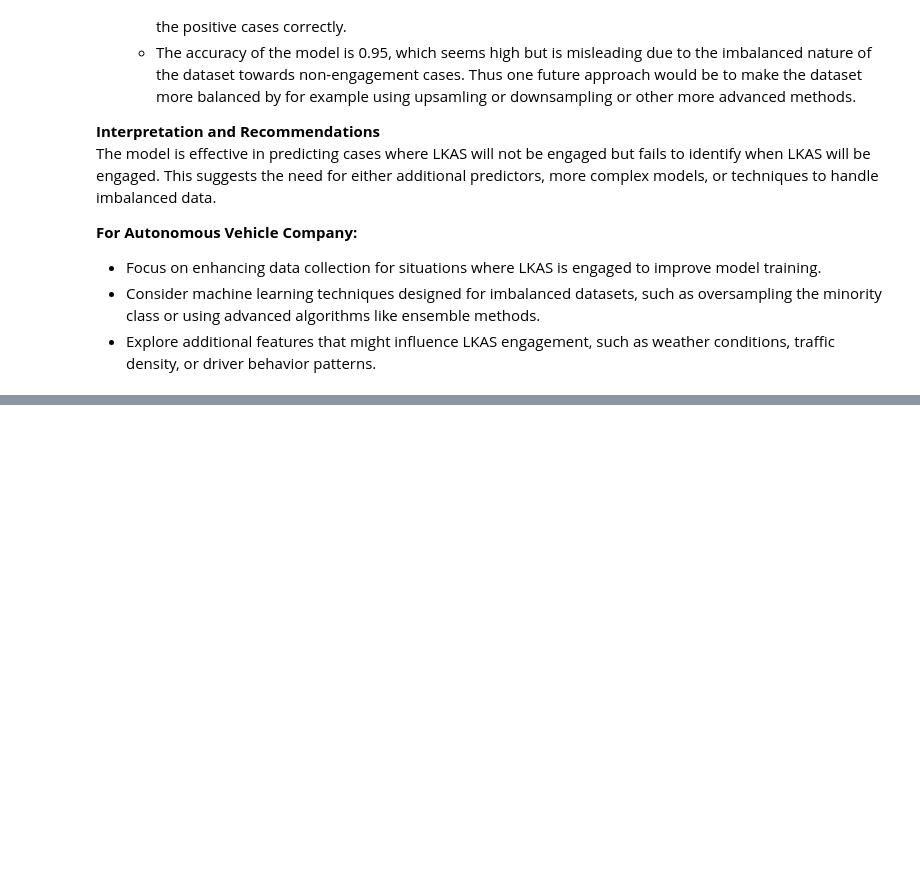
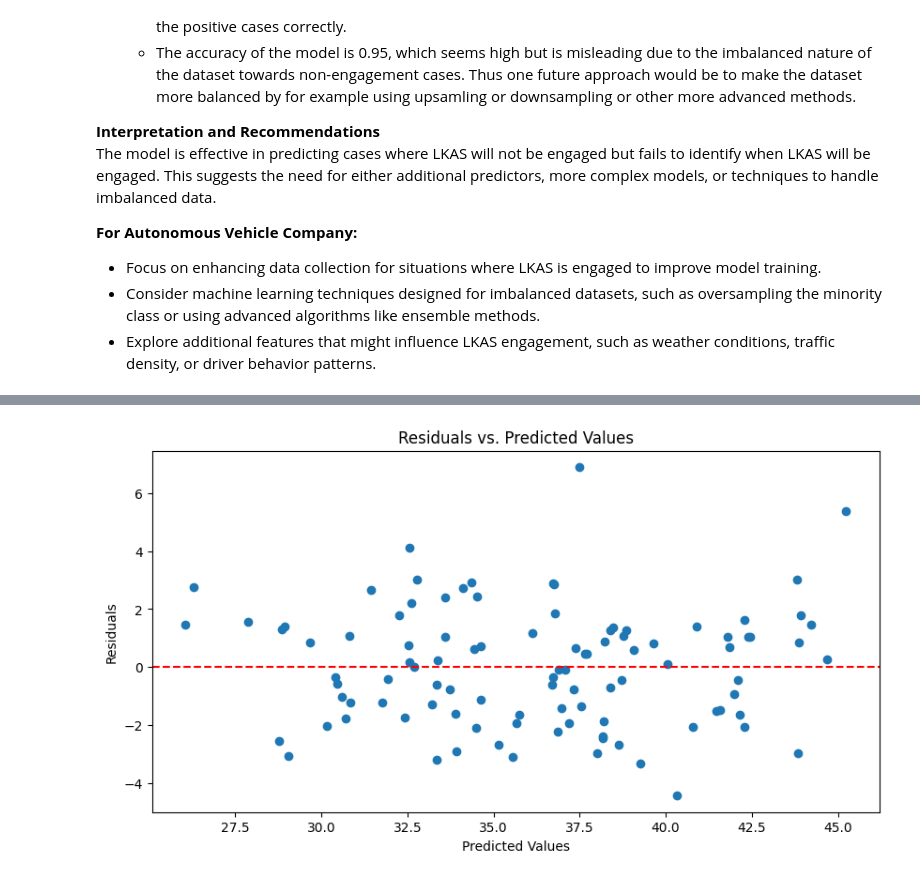
Before and after one commit to pouriaetab/ds-toolkit, a Jupyter notebook: statistical_methods/regression_analysis/regression_analysis.ipynb, the cells around one changed output, grey strips where cells are left out. Cells and saved outputs as stored; diff of their text form; code cells hidden in the pictures; blank space fills up the shorter version.

Commit message:
Modify regression_analysis related files

```diff
--- a/statistical_methods/regression_analysis/regression_analysis.ipynb
+++ b/statistical_methods/regression_analysis/regression_analysis.ipynb
@@ -587,0 +664,21 @@ The model is effective in predicting cases where LKAS will not be engaged but fa
+# %%
+from sklearn.linear_model import LinearRegression
+
+# Fit a simple linear regression model for visualization purposes
+model = LinearRegression()
+model.fit(X, y)
+y_pred = model.predict(X)
+
+# Calculate residuals
+residuals = y - y_pred
+
+# Plot residuals
+plt.figure(figsize=(10, 5))
+plt.scatter(y_pred, residuals)
+plt.title('Residuals vs. Predicted Values')
+plt.xlabel('Predicted Values')
+plt.ylabel('Residuals')
+plt.axhline(y=0, color='r', linestyle='--')
+plt.show()
+# %% [output]
+[figure, added]
```
Also changed, not shown: parts of 31 cells of this notebook, 1 other file.
